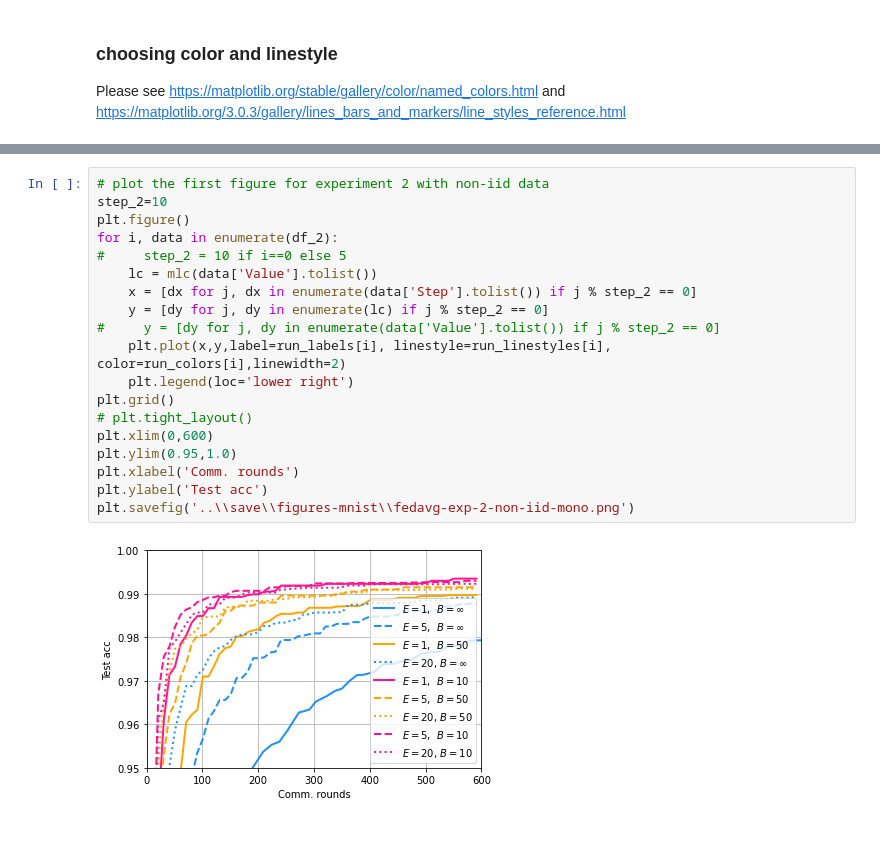
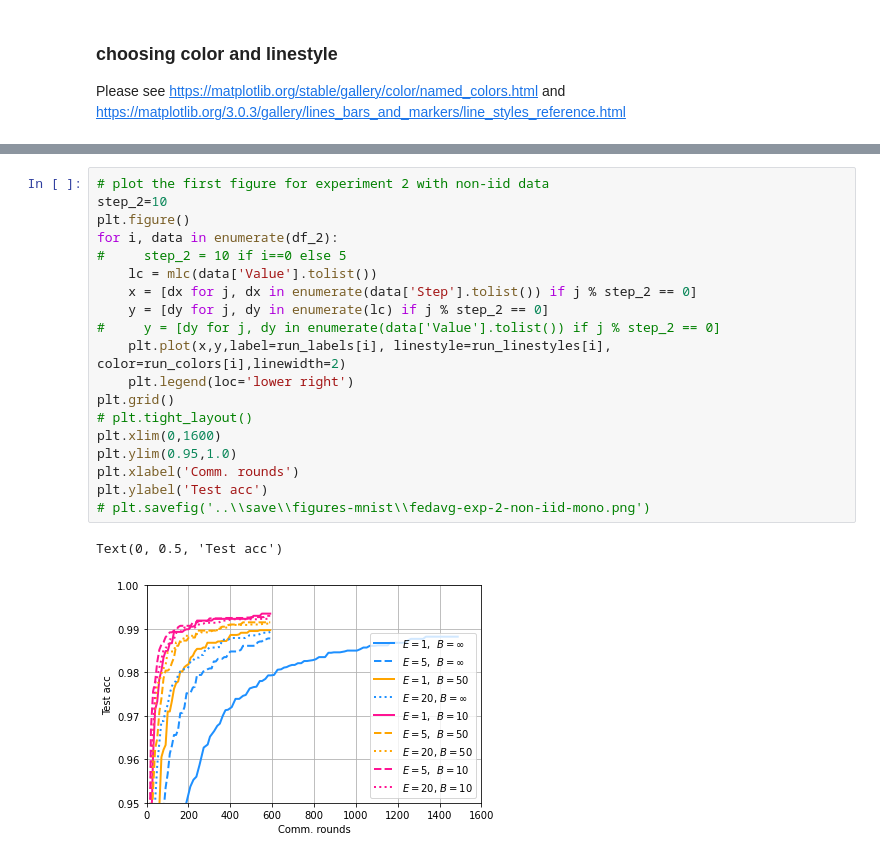
Before and after one commit to ywang037/Federated-Learning-PyTorch, a Jupyter notebook: helper-plot-csv-exp-2.ipynb, the cells around one changed output, grey strips where cells are left out. Cells and saved outputs as stored; diff of their text form.

```diff
--- a/helper-plot-csv-exp-2.ipynb
+++ b/helper-plot-csv-exp-2.ipynb
@@ -97,21 +98,22 @@ plt.savefig('..\\save\\figures-mnist\\fedavg-exp-2-iid-mono.png')
 # %%
 # plot the first figure for experiment 2 with non-iid data
 step_2=10
 plt.figure()
 for i, data in enumerate(df_2):
 #     step_2 = 10 if i==0 else 5
     lc = mlc(data['Value'].tolist())
     x = [dx for j, dx in enumerate(data['Step'].tolist()) if j % step_2 == 0]
     y = [dy for j, dy in enumerate(lc) if j % step_2 == 0]
 #     y = [dy for j, dy in enumerate(data['Value'].tolist()) if j % step_2 == 0]
     plt.plot(x,y,label=run_labels[i], linestyle=run_linestyles[i], color=run_colors[i],linewidth=2)
     plt.legend(loc='lower right')
 plt.grid()
 # plt.tight_layout()
-plt.xlim(0,600)
+plt.xlim(0,1600)
 plt.ylim(0.95,1.0)
 plt.xlabel('Comm. rounds')
 plt.ylabel('Test acc')
-plt.savefig('..\\save\\figures-mnist\\fedavg-exp-2-non-iid-mono.png')
+# plt.savefig('..\\save\\figures-mnist\\fedavg-exp-2-non-iid-mono.png')
 # %% [output]
+Text(0, 0.5, 'Test acc')
-[figure, old version]
+[figure, new version]
```
Also changed, not shown: parts of 1 cell of this notebook.
